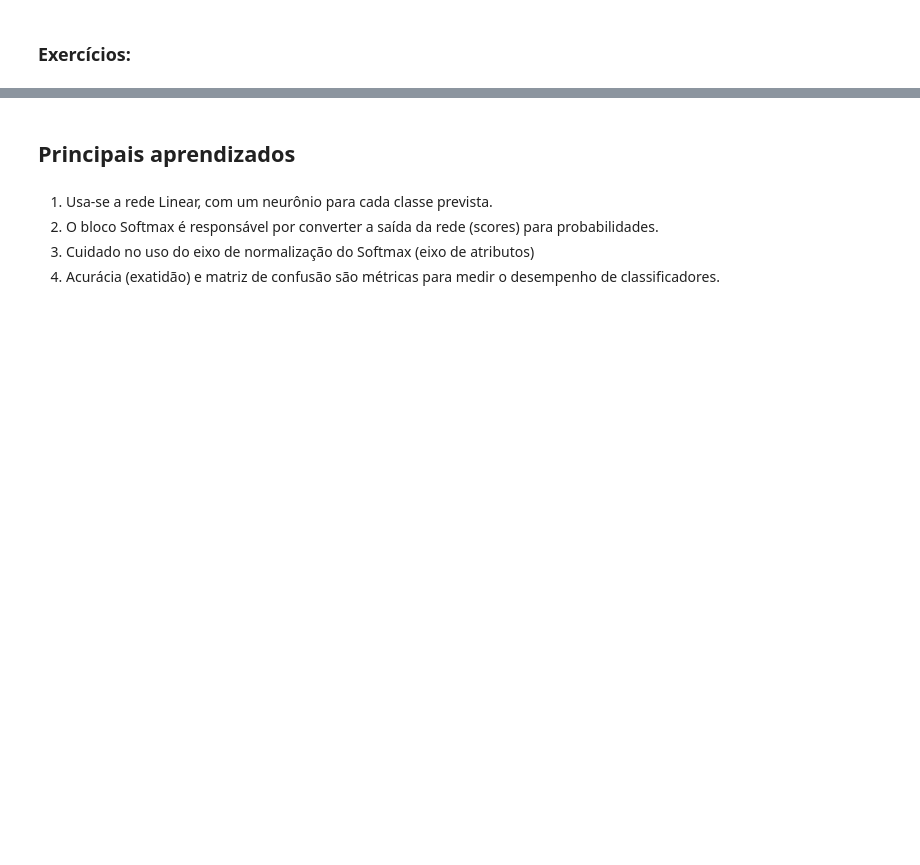
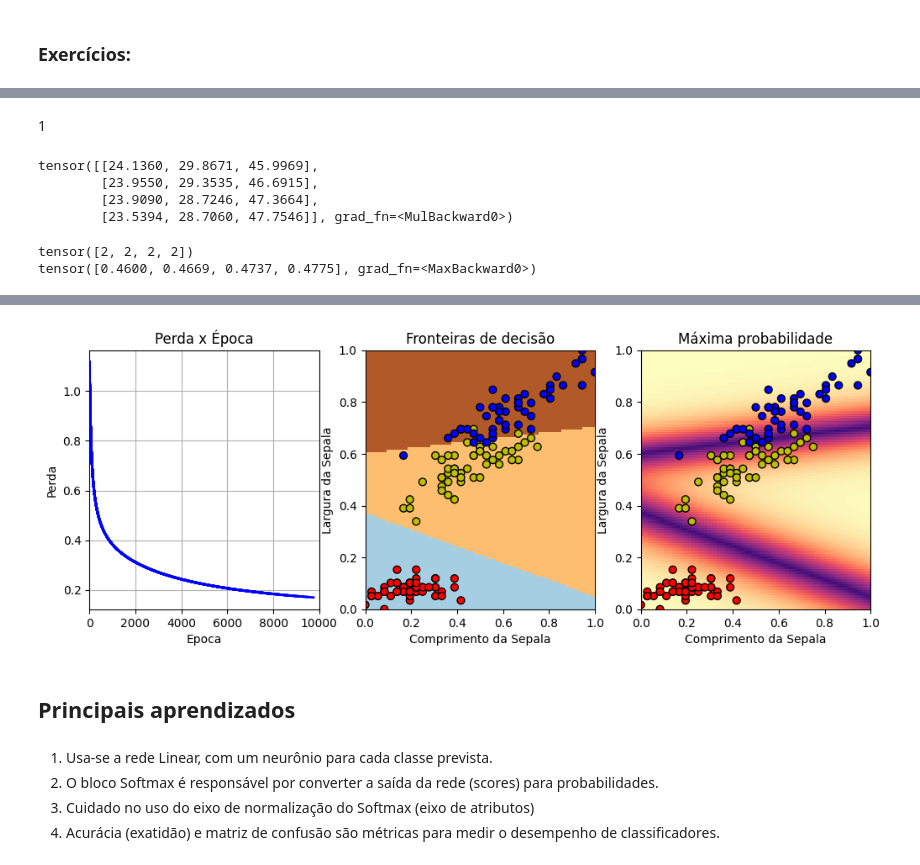
Before and after one commit to caiocguedes/RNA-e-Deep-Learning---CESAR-School-2024.01, a Jupyter notebook: 3 - Regressão Logística/Cópia de 3.1-LogisticRegressionIris.ipynb, the cells around one changed output, grey strips where cells are left out. Cells and saved outputs as stored; diff of their text form; code cells hidden in the pictures; blank space fills up the shorter version.

```diff
--- a/3 - Regressão Logística/Cópia de 3.1-LogisticRegressionIris.ipynb
+++ b/3 - Regressão Logística/Cópia de 3.1-LogisticRegressionIris.ipynb
@@ -325,0 +348,56 @@ troque a tabela de cores **magma** utilizada no `pcolormesh` que está com o par
+# %% [markdown]
+1
+# %%
+model = nn.Linear(2,3)  # 2 entradas e 3 saídas
+model.state_dict()
+
+out = model(Variable(X_tensor[:4,:])) # 4 amostras
+out
+
+oo = F.softmax(out,dim=1)
+oo
+
+F.softmax(out,dim=1)*100
+# %% [output]
+tensor([[24.1360, 29.8671, 45.9969],
+        [23.9550, 29.3535, 46.6915],
+        [23.9090, 28.7246, 47.3664],
+        [23.5394, 28.7060, 47.7546]], grad_fn=<MulBackward0>)
+# %%
+prob,y_pred = torch.max(F.softmax(out,dim=1),dim=1)
+print(y_pred)
+print(prob)
+# %% [output]
+tensor([2, 2, 2, 2])
+tensor([0.4600, 0.4669, 0.4737, 0.4775], grad_fn=<MaxBackward0>)
+# %%
+lr = 0.25
+
+optimizer = torch.optim.SGD(model.parameters(), lr=lr)
+criterion = nn.CrossEntropyLoss()
+# %%
+nb_epoch = 10000
+
+#Definindo o plotter
+my_plot = MyPlotter(model, Xc, Y, nb_epoch)
+
+losses = []
+for i in range(nb_epoch):
+    # predict da rede
+    output = model(Variable(X_tensor))
+
+    # calcula a perda
+    loss = criterion(output, Variable(Y_tensor))
+
+    # Faz o backpropagation para calcular os gradientes e otimizar parâmetros
+    optimizer.zero_grad()
+    loss.backward()
+    optimizer.step()
+
+    losses.append(loss.data.item())
+
+    my_plot.on_epoch_end(i, {'loss': loss.data.item()});
+    final_loss = loss.data.item()
+
+print('Final loss:', final_loss)
+# %% [output]
@@ -326,3 +405,4 @@ troque a tabela de cores **magma** utilizada no `pcolormesh` que está com o par
+[figure, added]
 # %% [markdown]
 ## Principais aprendizados
 # %% [markdown]
```
Also changed, not shown: parts of 14 cells of this notebook, 3 other files.
